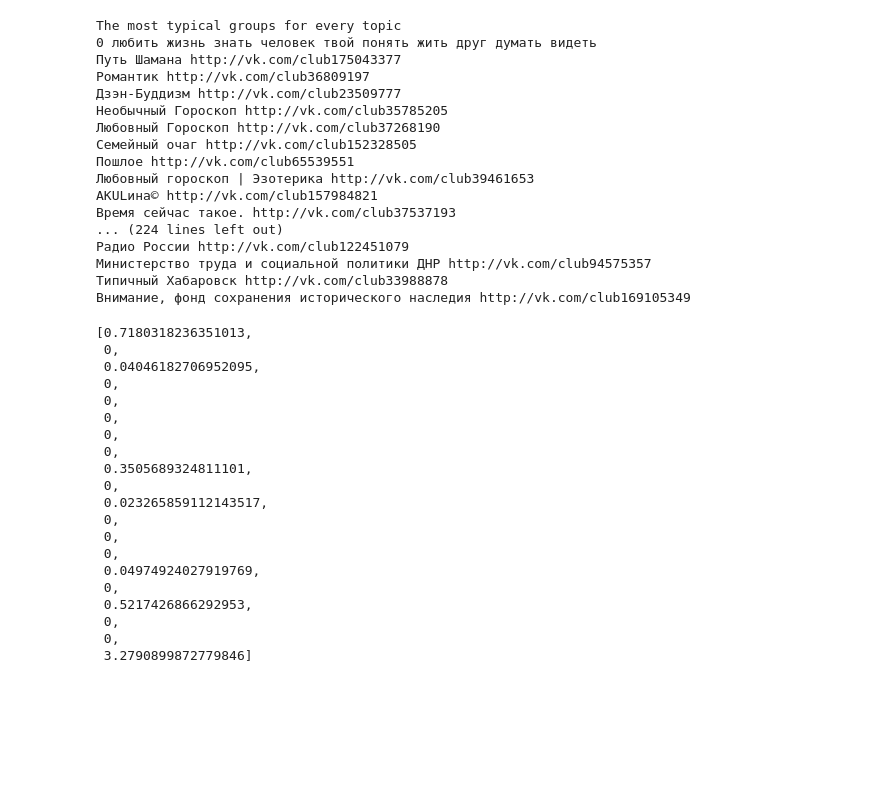
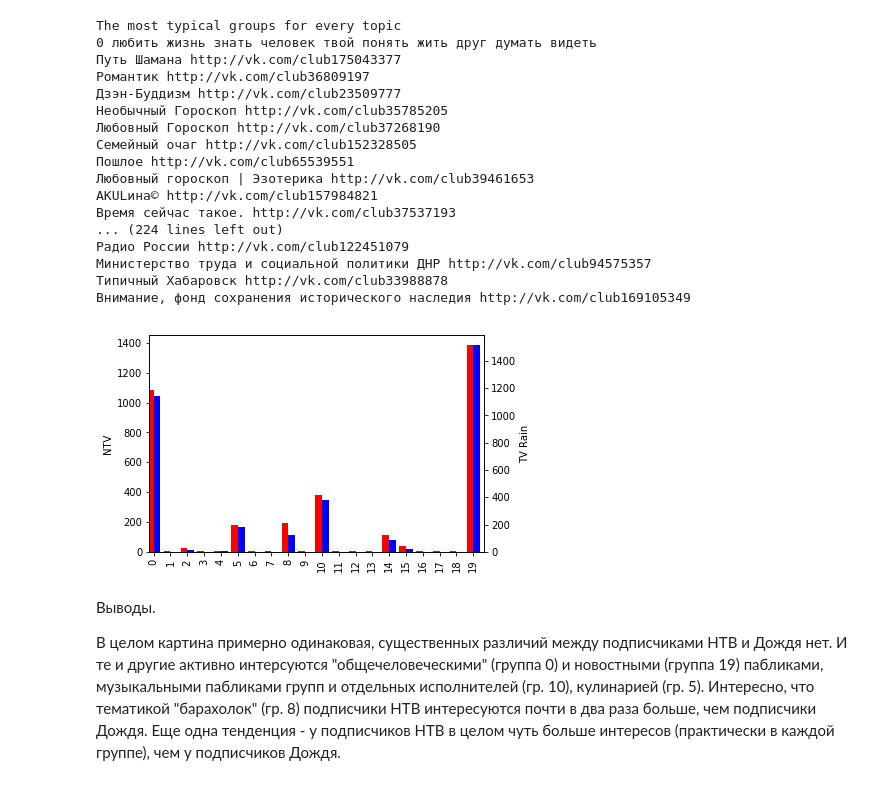
Before and after one commit to sopovks/netology, a Jupyter notebook: 04_fe_03/hw_04_03.ipynb, the cells around one changed output. Drawn from its saved outputs; the diff is of its cells as text; code cells hidden in the pictures; blank space fills up the shorter version.

```diff
--- a/04_fe_03/hw_04_03.ipynb
+++ b/04_fe_03/hw_04_03.ipynb
@@ -571,28 +571,5 @@ def groups_to_topics_v1(groups_list, n=5):
             break
         counter += 1
     return map(lambda x: x / sum([x + 1 for x in range(counter)]), probs_sum)
-# %%
-list(groups_to_topics_v2(final_data[8]['response']['groups']['items']))
-# %% [output]
-[0.7180318236351013,
- 0,
- 0.04046182706952095,
- 0,
- 0,
- 0,
- 0,
- 0,
- 0.3505689324811101,
- 0,
- 0.023265859112143517,
- 0,
- 0,
- 0,
- 0.04974924027919769,
- 0,
- 0.5217426866292953,
- 0,
- 0,
- 3.2790899872779846]
 # %%
 #построим для каждого пользователя распределение его интересов в зависимости от подписок
@@ -600,0 +576,17 @@ interests = pd.DataFrame()
+# %%
+interests_ntv = pd.DataFrame()
+interests_rain = pd.DataFrame()
+
+for i in range(0,999):
+    if final_data[i].get('response'):
+        row = pd.DataFrame([groups_to_topics_v2(final_data[i]['response']['groups']['items'])], index = [uids[i]])
+    else:
+        row = pd.DataFrame([[0]*20], index = [uids[i]])
+    interests_ntv = pd.concat([interests_ntv,row])
+
+for i in range(999,1998):
+    if final_data[i].get('response'):
+        row = pd.DataFrame([groups_to_topics_v2(final_data[i]['response']['groups']['items'])], index = [uids[i]])
+    else:
+        row = pd.DataFrame([[0]*20], index = [uids[i]])
+    interests_rain = pd.concat([interests_rain,row])
@@ -600,0 +596,21 @@ interests = pd.DataFrame()
+# %%
+fig = plt.figure()
+
+ax = fig.add_subplot(111)
+ax2 = ax.twinx()
+
+width = 0.4
+
+interests_ntv.sum(axis=0).plot(kind='bar', color='red', ax=ax, width=width, position=1)
+interests_rain.sum(axis=0).plot(kind='bar', color='blue', ax=ax2, width=width, position=0)
+
+ax.set_ylabel('NTV')
+ax2.set_ylabel('TV Rain')
+
+plt.show()
+# %% [output]
+[figure, added]
+# %% [markdown]
+Выводы.
+
+В целом картина примерно одинаковая, существенных различий между подписчиками НТВ и Дождя нет. И те и другие активно интерсуются "общечеловеческими" (группа 0) и новостными (группа 19) пабликами, музыкальными пабликами групп и отдельных исполнителей (гр. 10), кулинарией (гр. 5). Интересно, что тематикой "барахолок" (гр. 8) подписчики НТВ интересуются почти в два раза больше, чем подписчики Дождя. Еще одна тенденция - у подписчиков НТВ в целом чуть больше интересов (практически в каждой группе), чем у подписчиков Дождя.
```
Also changed, not shown: parts of 2 cells of this notebook.
